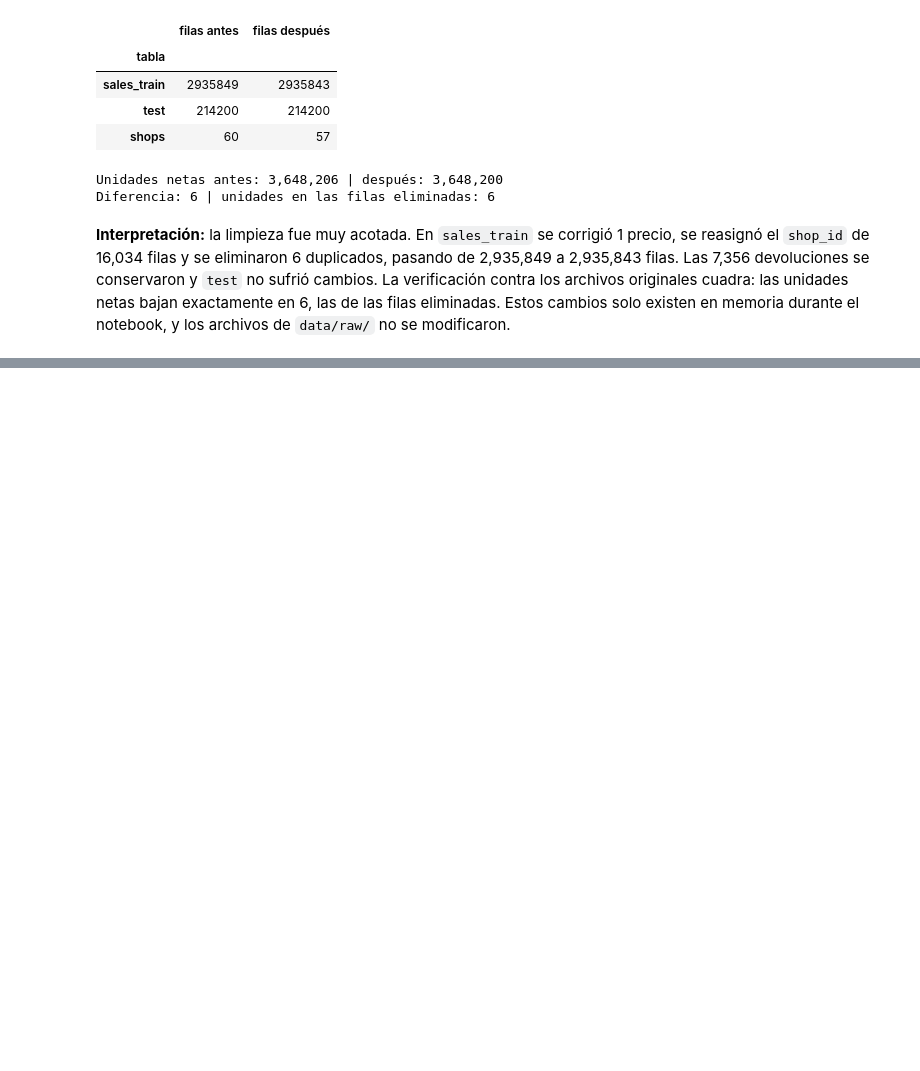
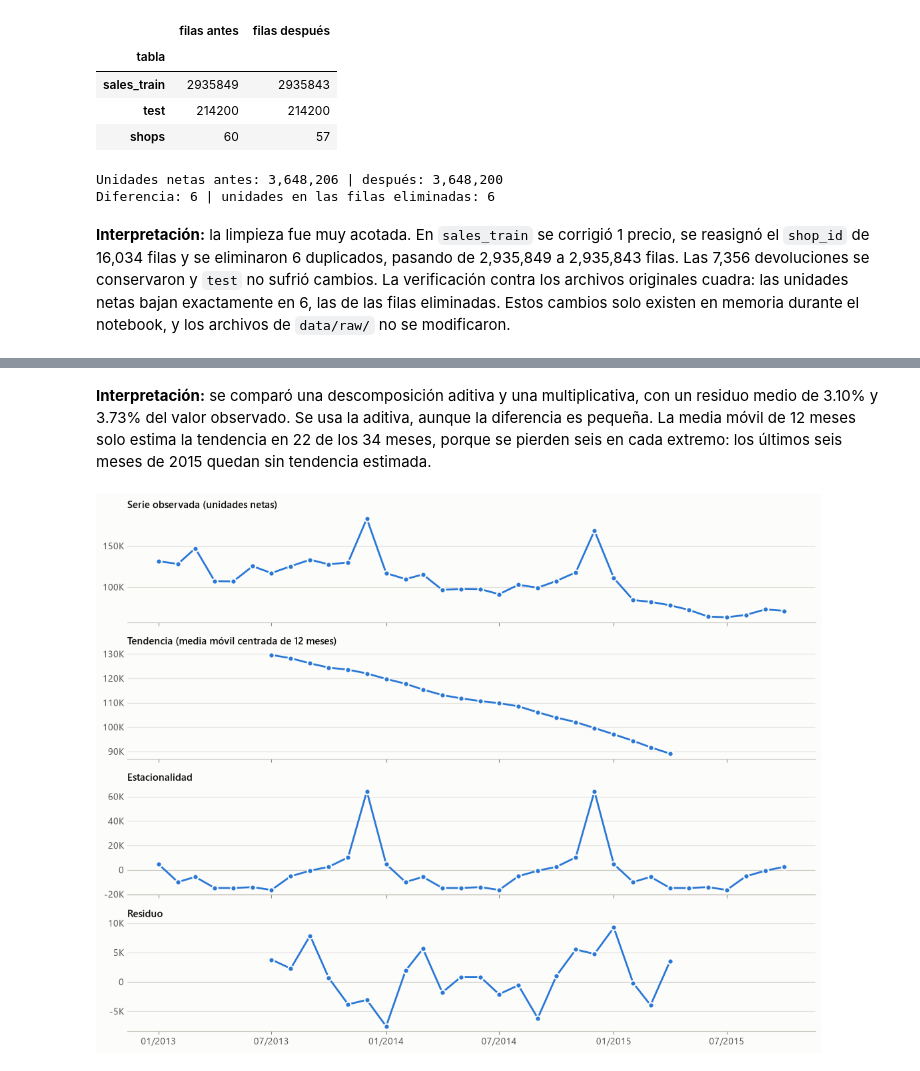
Before and after one commit to Santacruz97/predict-future-sales, a Jupyter notebook: notebooks/01_exploratory_data_analysis.ipynb, the cells around one changed output, grey strips where cells are left out. Cells and saved outputs as stored; diff of their text form; code cells hidden in the pictures; blank space fills up the shorter version.

```diff
--- a/notebooks/01_exploratory_data_analysis.ipynb
+++ b/notebooks/01_exploratory_data_analysis.ipynb
@@ -878,0 +1353,16 @@ Diferencia: 6 | unidades en las filas eliminadas: 6
+# %%
+unidades_mes = mensual["unidades"].asfreq("MS")
+descomposiciones = {
+    "aditivo": seasonal_decompose(unidades_mes, model="additive", period=12),
+    "multiplicativo": seasonal_decompose(unidades_mes, model="multiplicative", period=12),
+}
+error_relativo = {
+    "aditivo": (descomposiciones["aditivo"].resid.abs() / unidades_mes).mean() * 100,
+    "multiplicativo": ((descomposiciones["multiplicativo"].resid - 1).abs()).mean() * 100,
+}
+modelo = min(error_relativo, key=error_relativo.get)
+descomposicion = descomposiciones[modelo]
+
+print(f"Modelo elegido: {modelo}")
+print(f"Meses con tendencia estimada: {descomposicion.trend.notna().sum()} de {len(unidades_mes)}")
+pd.Series(error_relativo, name="residuo medio (% del valor observado)").round(2).to_frame()
@@ -878,0 +1375,25 @@ Diferencia: 6 | unidades en las filas eliminadas: 6
+# %% [markdown]
+**Interpretación:** se comparó una descomposición aditiva y una multiplicativa, con un residuo medio de 3.10% y 3.73% del valor observado. Se usa la aditiva, aunque la diferencia es pequeña. La media móvil de 12 meses solo estima la tendencia en 22 de los 34 meses, porque se pierden seis en cada extremo: los últimos seis meses de 2015 quedan sin tendencia estimada.
+# %%
+es_aditivo = modelo == "aditivo"
+formato_estacional = formato_miles if es_aditivo else FuncFormatter(lambda x, _: f"{x:.1f}")
+base_componente = 0 if es_aditivo else 1
+
+fig, axes = plt.subplots(4, 1, figsize=(11, 8.5), sharex=True)
+componentes = [
+    ("Serie observada (unidades netas)", descomposicion.observed, formato_miles, False),
+    ("Tendencia (media móvil centrada de 12 meses)", descomposicion.trend, formato_miles, False),
+    ("Estacionalidad", descomposicion.seasonal, formato_estacional, True),
+    ("Residuo", descomposicion.resid, formato_estacional, True),
+]
+for ax, (titulo, serie, formato, con_base) in zip(axes, componentes):
+    if con_base:
+        ax.axhline(base_componente, color="#c3c2b7", linewidth=0.8)
+    ax.plot(serie.index, serie, color=AZUL, **MARCA)
+    ax.set_title(f"{titulo}", fontsize=11)
+    eje_y(ax, formato)
+    eje_fechas(ax)
+fig.tight_layout()
+guardar(fig, "6b_descomposicion_estacional.png")
+# %% [output]
+[figure, added]
```
Also changed, not shown: parts of 65 cells of this notebook, 6 other files.
